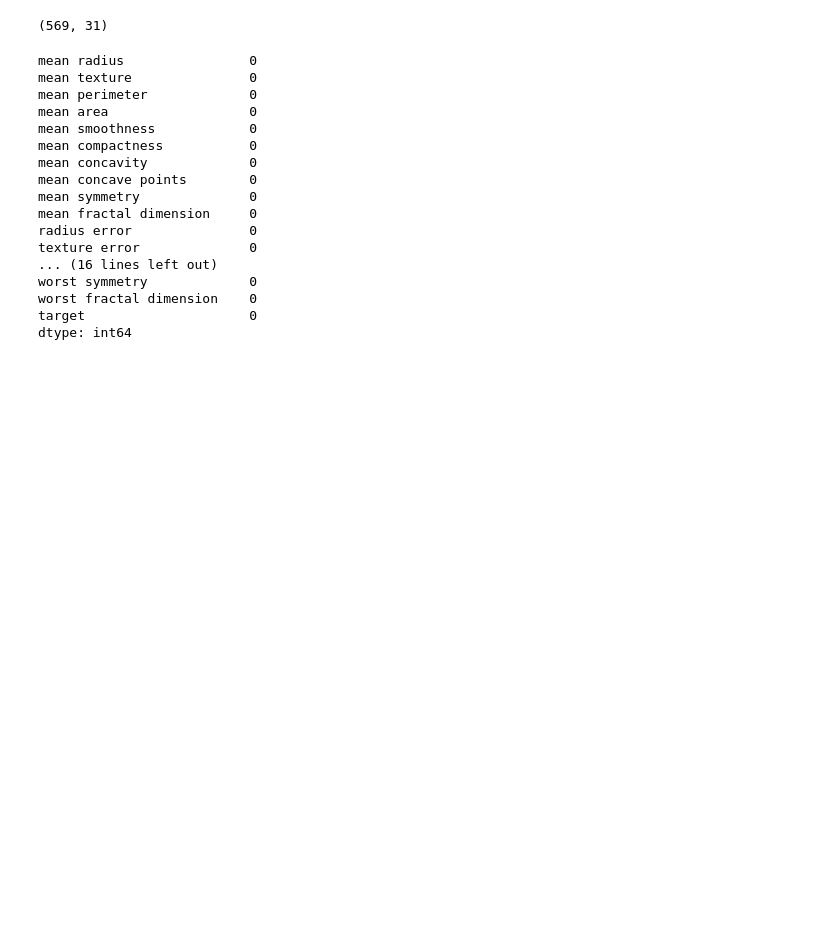
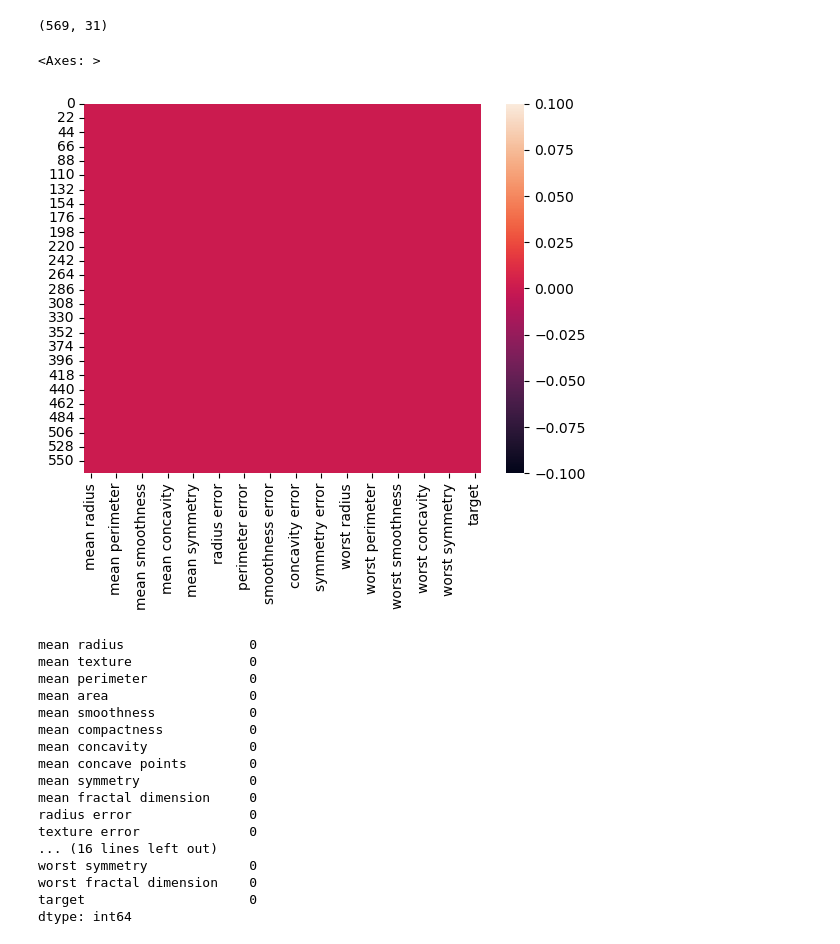
Before and after one commit to sylvester513/Neural-Network-Project, a Jupyter notebook: BreastCancer(1).ipynb, the cells around one changed output. Saved outputs shown, nothing was run; the diff lists cells and outputs as text; code cells hidden in the pictures; blank space fills up the shorter version.

```diff
--- a/BreastCancer(1).ipynb
+++ b/BreastCancer(1).ipynb
@@ -23,6 +23,11 @@ df
 df.shape # shows the shape of the dataframe
 # %% [output]
 (569, 31)
+# %%
+sns.heatmap(df.isnull())
+# %% [output]
+<Axes: >
+[figure, added]
 # %%
 df.isnull().sum() # no null records found in the colums shown
 # %% [output]
```
Also changed, not shown: parts of 22 cells of this notebook.
